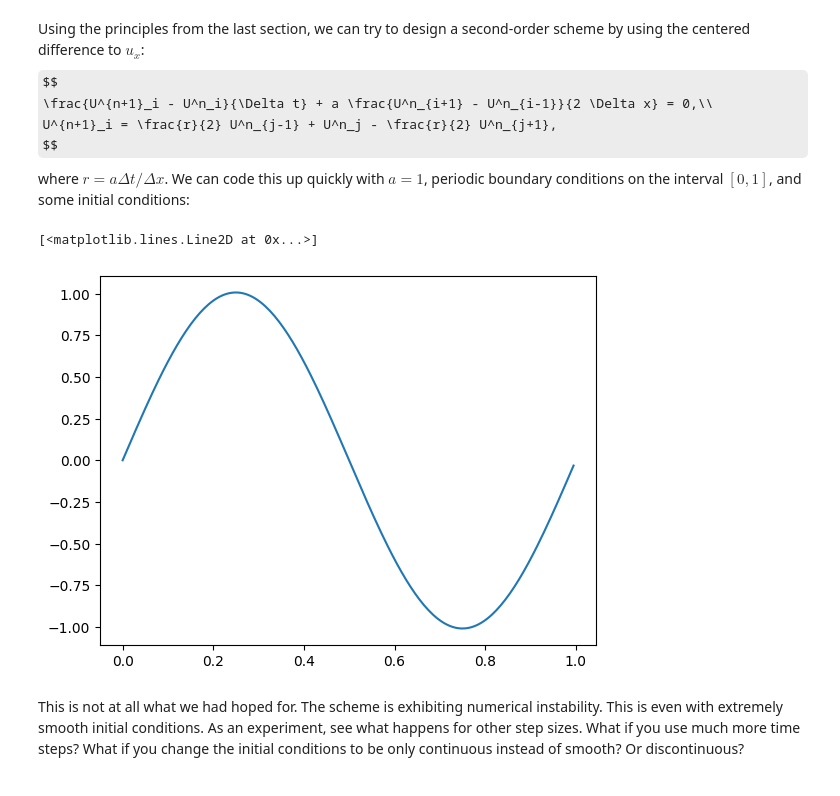
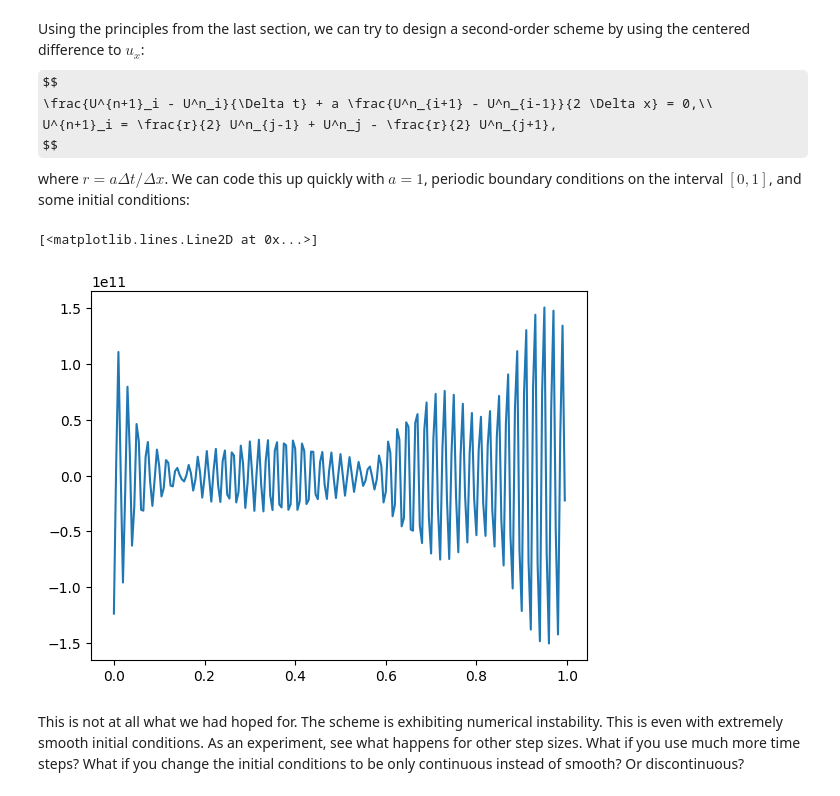
Before and after one commit to Joshuame13/Numerical-PDEs, a Jupyter notebook: Part 3: Hyperbolic equations.ipynb, the cells around one changed output. Drawn from its saved outputs; the diff is of its cells as text; code cells hidden in the pictures; some formulas as TeX source.

```diff
--- a/Part 3: Hyperbolic equations.ipynb
+++ b/Part 3: Hyperbolic equations.ipynb
@@ -15,23 +15,23 @@ where $r = a \Delta t/\Delta x$. We can code this up quickly with $a = 1$, perio
 # %%
 import numpy as np
 import matplotlib.pyplot as plt
 
 T = 1 # final time
 J = 200 # J spacial points (not J+1 because we have periodic BCs)
-N = 2500 # N+1 time grid points
+N = 250 # N+1 time grid points
 dx = 1/J
 dt = 1/N
 r = dt/dx
 xvals = np.linspace(0, 1, num=J, endpoint=False)
 U = np.sin(xvals*2*np.pi) # initial conditions
 
 for i in range(N):
     U = r/2*np.roll(U, 1) + U - r/2*np.roll(U, -1)
 
 plt.plot(xvals, U)
 # %% [output]
 [<matplotlib.lines.Line2D at 0x...>]
-[figure, old version]
+[figure, new version]
 # %% [markdown]
 This is not at all what we had hoped for. The scheme is exhibiting numerical instability. This is even with extremely smooth initial conditions. As an experiment, see what happens for other step sizes. What if you use much more time steps? What if you change the initial conditions to be only continuous instead of smooth? Or discontinuous?
 # %% [markdown]
```
